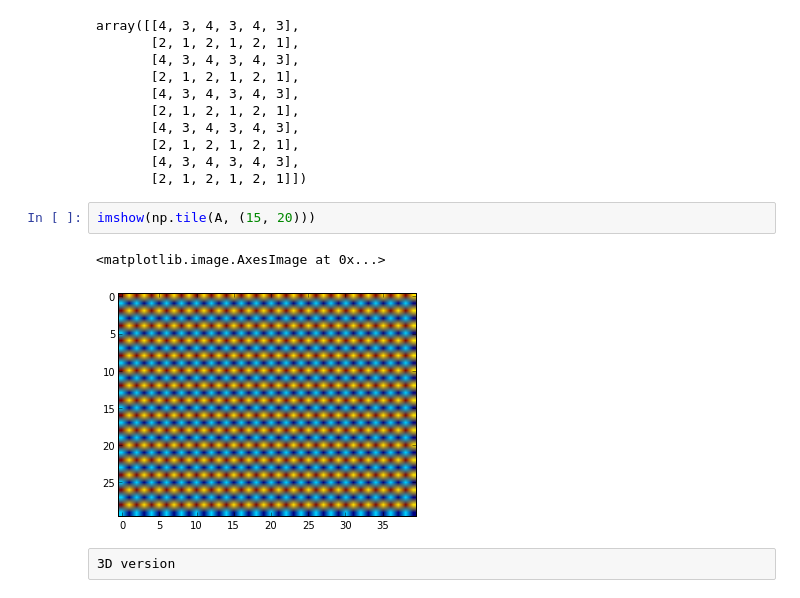
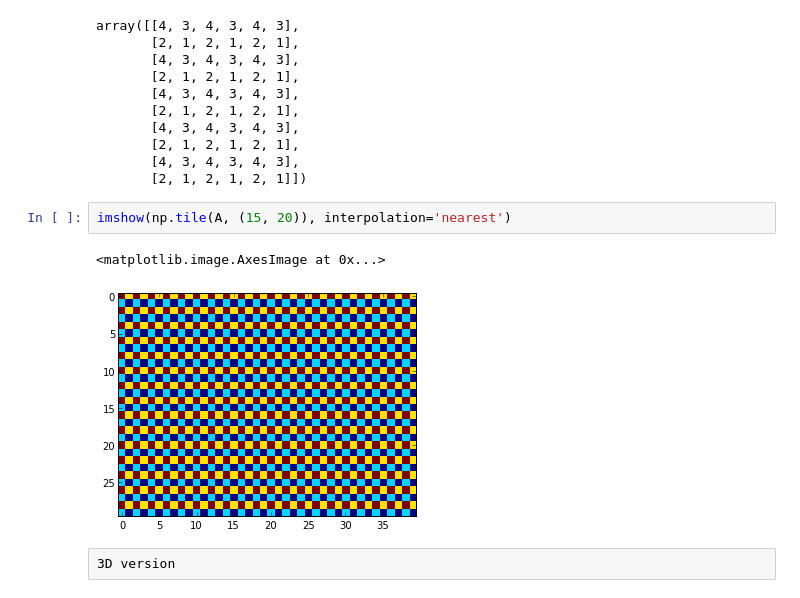
Before and after one commit to Garyfallidis/meta_didaktoriko, a Jupyter notebook: Sherbrooke_numpy_seminar_2014/course/Numpy and Scipy.ipynb, the cells around one changed output. Saved outputs shown, nothing was run; the diff lists cells and outputs as text.

```diff
--- a/Sherbrooke_numpy_seminar_2014/course/Numpy and Scipy.ipynb
+++ b/Sherbrooke_numpy_seminar_2014/course/Numpy and Scipy.ipynb
@@ -134,10 +138,10 @@ array([[4, 3, 4, 3, 4, 3],
        [4, 3, 4, 3, 4, 3],
        [2, 1, 2, 1, 2, 1]])
 # %%
-imshow(np.tile(A, (15, 20)))
+imshow(np.tile(A, (15, 20)), interpolation='nearest')
 # %% [output]
 <matplotlib.image.AxesImage at 0x...>
-[figure, old version]
+[figure, new version]
 # %% [raw]
 3D version
 # %%
```
Also changed, not shown: parts of 18 cells of this notebook, 1 other file.
